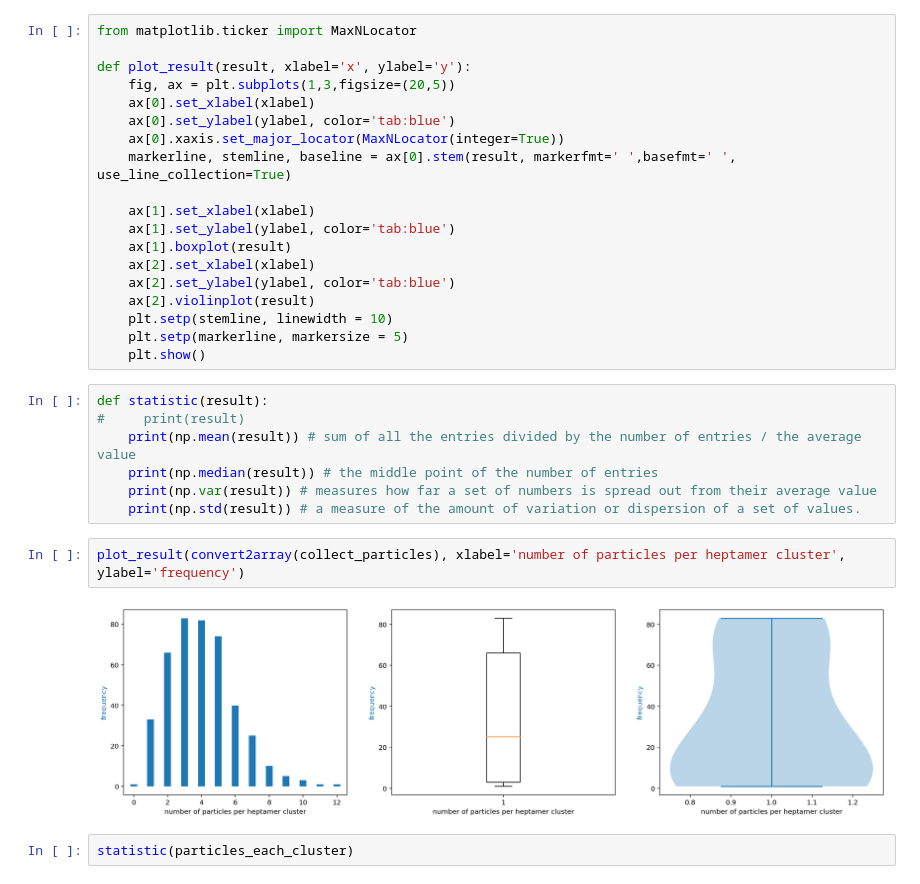
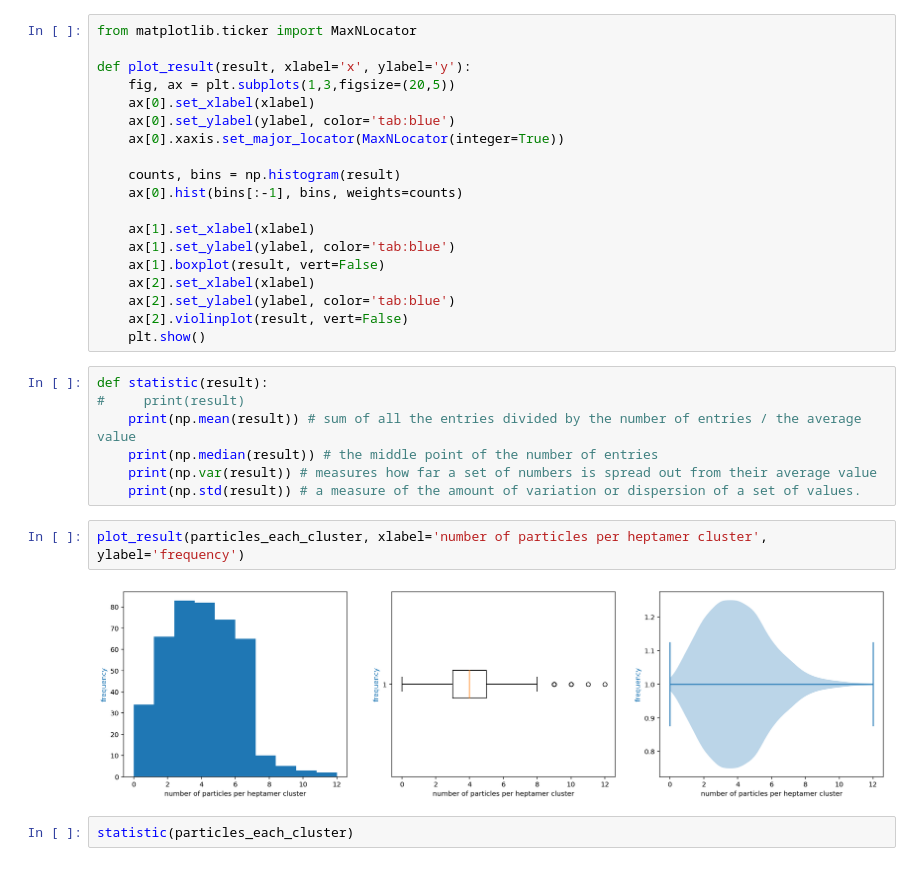
Before and after one commit to baotriet/OIP_FinalProject, a Jupyter notebook: OIP_FinalProject/OIP_FinalProject_Part1-006.ipynb, the cells around one changed output. Cells and saved outputs as stored; diff of their text form.

Commit message:
Correct plot function and remove convert2Array
Add np.save to export data

```diff
--- a/OIP_FinalProject/OIP_FinalProject_Part1-006.ipynb
+++ b/OIP_FinalProject/OIP_FinalProject_Part1-006.ipynb
@@ -198,16 +178,16 @@ def plot_result(result, xlabel='x', ylabel='y'):
     ax[0].set_xlabel(xlabel)
     ax[0].set_ylabel(ylabel, color='tab:blue')
     ax[0].xaxis.set_major_locator(MaxNLocator(integer=True))
-    markerline, stemline, baseline = ax[0].stem(result, markerfmt=' ',basefmt=' ', use_line_collection=True)
+
+    counts, bins = np.histogram(result)
+    ax[0].hist(bins[:-1], bins, weights=counts)
 
     ax[1].set_xlabel(xlabel)
     ax[1].set_ylabel(ylabel, color='tab:blue')
-    ax[1].boxplot(result)
+    ax[1].boxplot(result, vert=False)
     ax[2].set_xlabel(xlabel)
     ax[2].set_ylabel(ylabel, color='tab:blue')
-    ax[2].violinplot(result)
-    plt.setp(stemline, linewidth = 10)
-    plt.setp(markerline, markersize = 5)
+    ax[2].violinplot(result, vert=False)
     plt.show()
 # %%
 def statistic(result):
@@ -217,9 +197,9 @@ def statistic(result):
     print(np.var(result)) # measures how far a set of numbers is spread out from their average value
     print(np.std(result)) # a measure of the amount of variation or dispersion of a set of values.
 # %%
-plot_result(convert2array(collect_particles), xlabel='number of particles per heptamer cluster', ylabel='frequency')
+plot_result(particles_each_cluster, xlabel='number of particles per heptamer cluster', ylabel='frequency')
 # %% [output]
-[figure, old version]
+[figure, new version]
 # %%
 statistic(particles_each_cluster)
 # %% [output]
```
Also changed, not shown: parts of 8 cells of this notebook, 1 other file.
